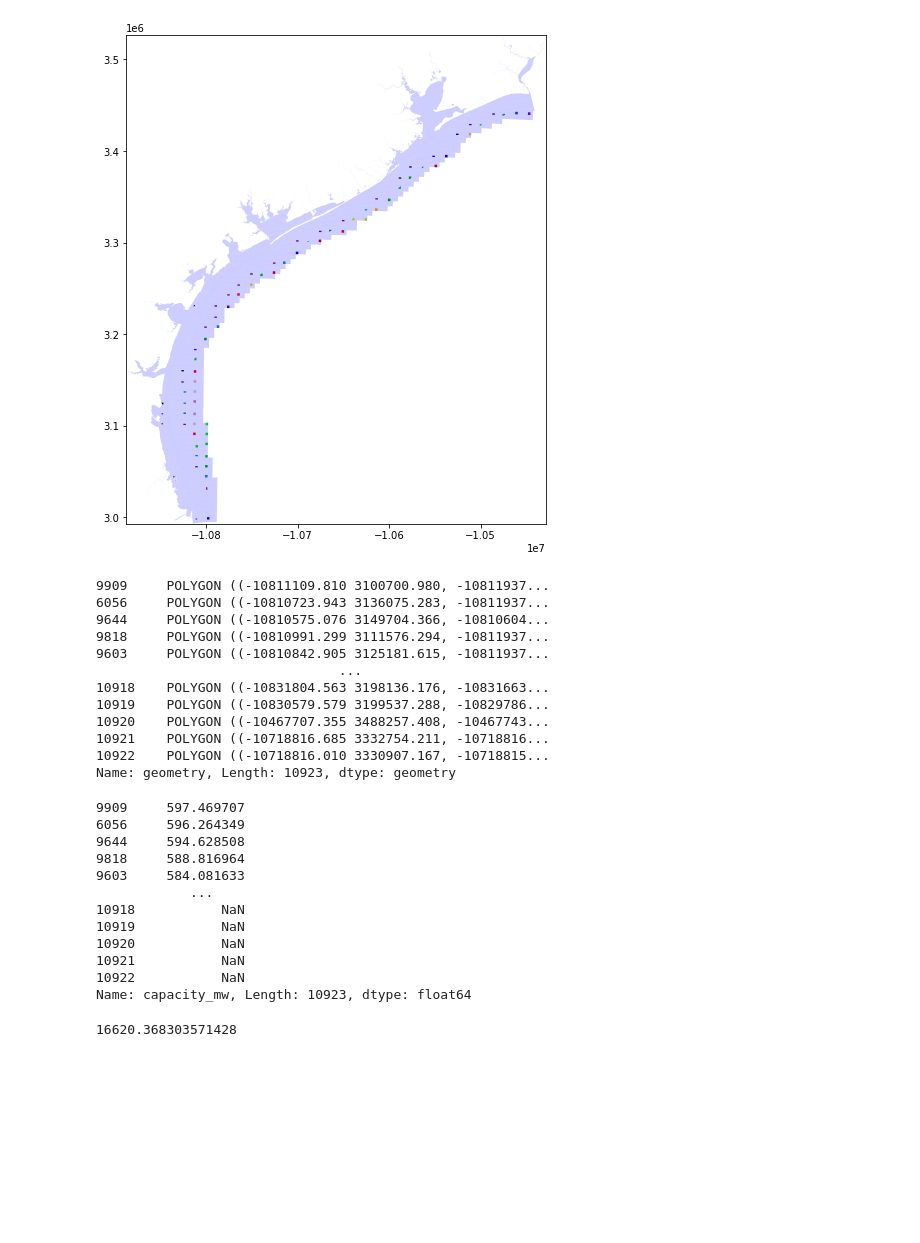
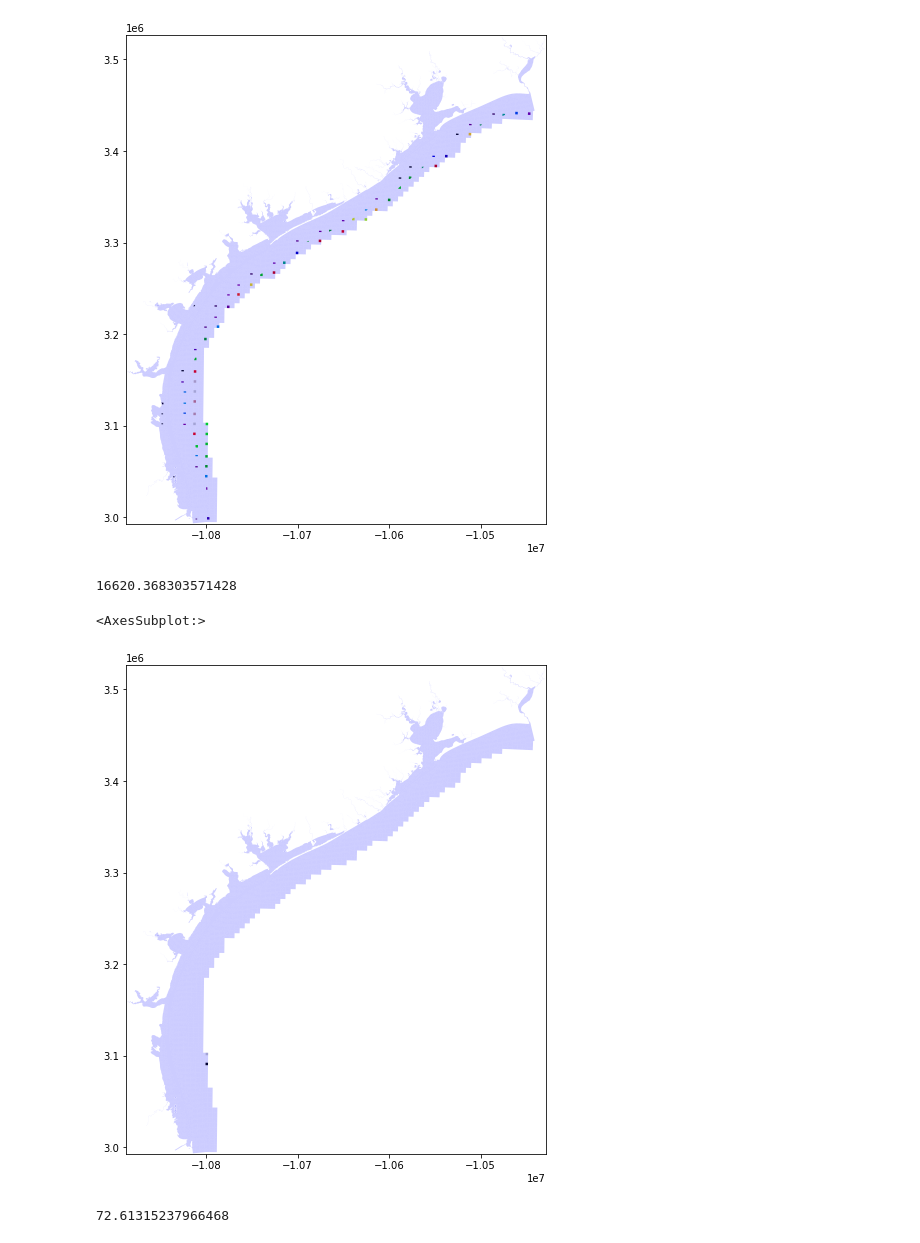
Before and after one commit to thomasmortiz/geospatial, a Jupyter notebook: TexasWindPower.ipynb, the cells around one changed output. Drawn from its saved outputs; the diff is of its cells as text; code cells hidden in the pictures; blank space fills up the shorter version.

Commit message:
initial release of wind analysis

```diff
--- a/TexasWindPower.ipynb
+++ b/TexasWindPower.ipynb
@@ -103,2 +71,3 @@ nrel_open["geometry"] = nrel_open_geom
 # %%
 nrel_open_gdf = gpd.GeoDataFrame(nrel_open)
+nrel_limit_gdf = gpd.GeoDataFrame(nrel_limit)
@@ -179,6 +109,3 @@ Coordinate Operation:
 Datum: World Geodetic System 1984
 - Ellipsoid: WGS 84
 - Prime Meridian: Greenwich
-# %%
-sub_land.replace([np.inf, -np.inf], np.nan, inplace=True)
-nrel_open_gdf.replace([np.inf, -np.inf], np.nan, inplace=True)
@@ -184,0 +114,3 @@ nrel_open_gdf.replace([np.inf, -np.inf], np.nan, inplace=True)
+# %%
+nrel_open_gdf = nrel_open_gdf.to_crs("EPSG:3857")
+nrel_limit_gdf = nrel_limit_gdf.to_crs("EPSG:3857")
@@ -205,2 +147,3 @@ sub_land.plot(ax=ax, alpha=0.2, color="blue")
 # %%
-wind_on_glo = gpd.sjoin(sub_land, nrel_open_gdf , how="left", op='intersects')
+wind_open_glo = gpd.sjoin(sub_land, nrel_open_gdf , how="left", op='intersects')
+wind_limit_glo = gpd.sjoin(sub_land, nrel_limit_gdf , how="left", op='intersects')
@@ -231,34 +158,4 @@ sub_land.plot(ax=ax, alpha=0.2, color="blue")
 # %% [output]
 <AxesSubplot:>
 [figure]
-# %%
-wind_glo_sorted["geometry"]
-# %% [output]
-9909     POLYGON ((-10811109.810 3100700.980, -10811937...
-6056     POLYGON ((-10810723.943 3136075.283, -10811937...
-9644     POLYGON ((-10810575.076 3149704.366, -10810604...
-9818     POLYGON ((-10810991.299 3111576.294, -10811937...
-9603     POLYGON ((-10810842.905 3125181.615, -10811937...
-                               ...
-10918    POLYGON ((-10831804.563 3198136.176, -10831663...
-10919    POLYGON ((-10830579.579 3199537.288, -10829786...
-10920    POLYGON ((-10467707.355 3488257.408, -10467743...
-10921    POLYGON ((-10718816.685 3332754.211, -10718816...
-10922    POLYGON ((-10718816.010 3330907.167, -10718815...
-Name: geometry, Length: 10923, dtype: geometry
-# %%
-wind_glo_sorted["capacity_mw"]
-# %% [output]
-9909     597.469707
-6056     596.264349
-9644     594.628508
-9818     588.816964
-9603     584.081633
-            ...
-10918           NaN
-10919           NaN
-10920           NaN
-10921           NaN
-10922           NaN
-Name: capacity_mw, Length: 10923, dtype: float64
 # %%
@@ -266,2 +163,15 @@ wind_glo_sorted["capacity_mw"].sum()
 # %% [output]
 16620.368303571428
+# %%
+fig, ax = plt.subplots(figsize=(12,9))
+ax.set_xlim([-10887000, -10429000])
+ax.set_ylim([2993000, 3527000])
+wind_limit_glo.plot(ax=ax, column="capacity_mw", cmap ="nipy_spectral")
+sub_land.plot(ax=ax, alpha=0.2, color="blue")
+# %% [output]
+<AxesSubplot:>
+[figure, added]
+# %%
+wind_limit_glo["capacity_mw"].sum()
+# %% [output]
+72.61315237966468
```
Also changed, not shown: parts of 48 cells of this notebook.
